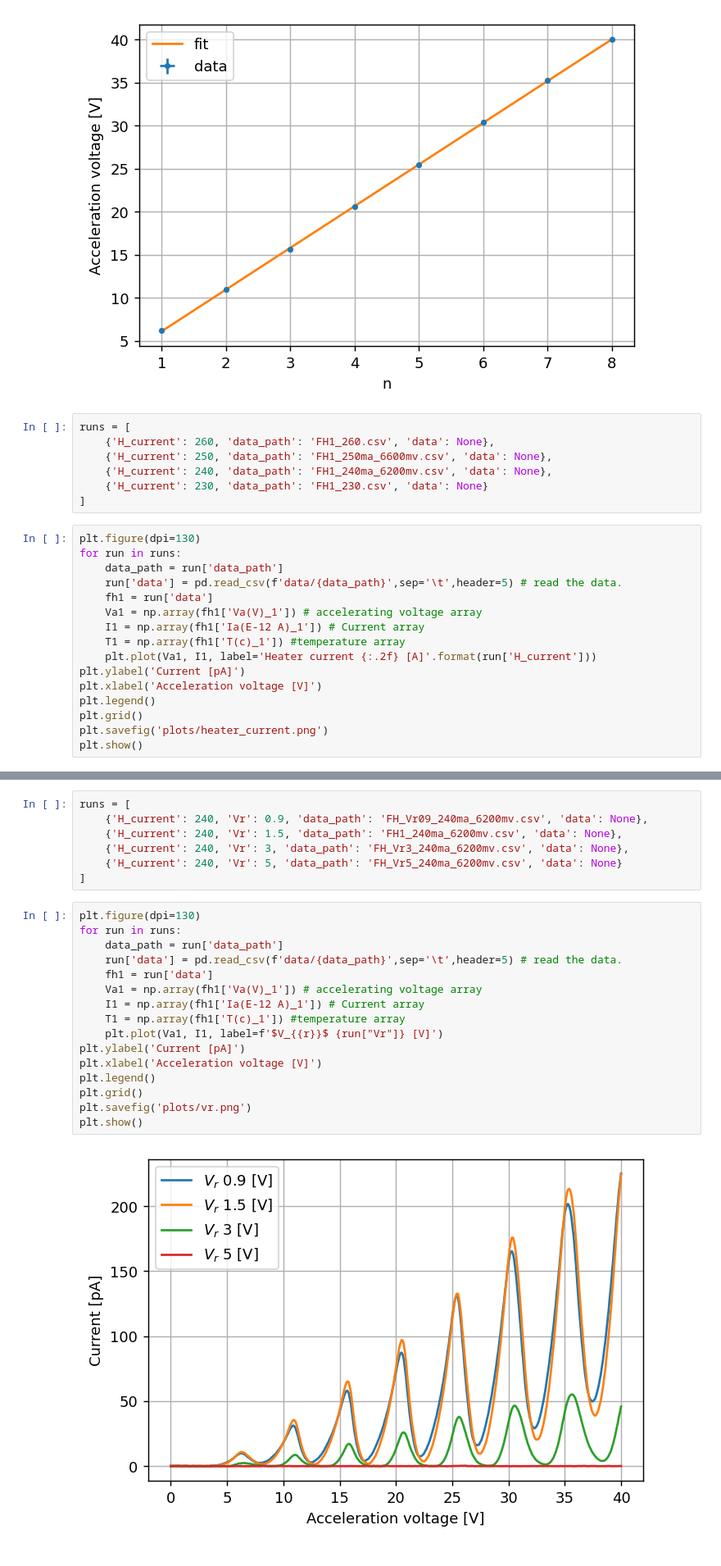
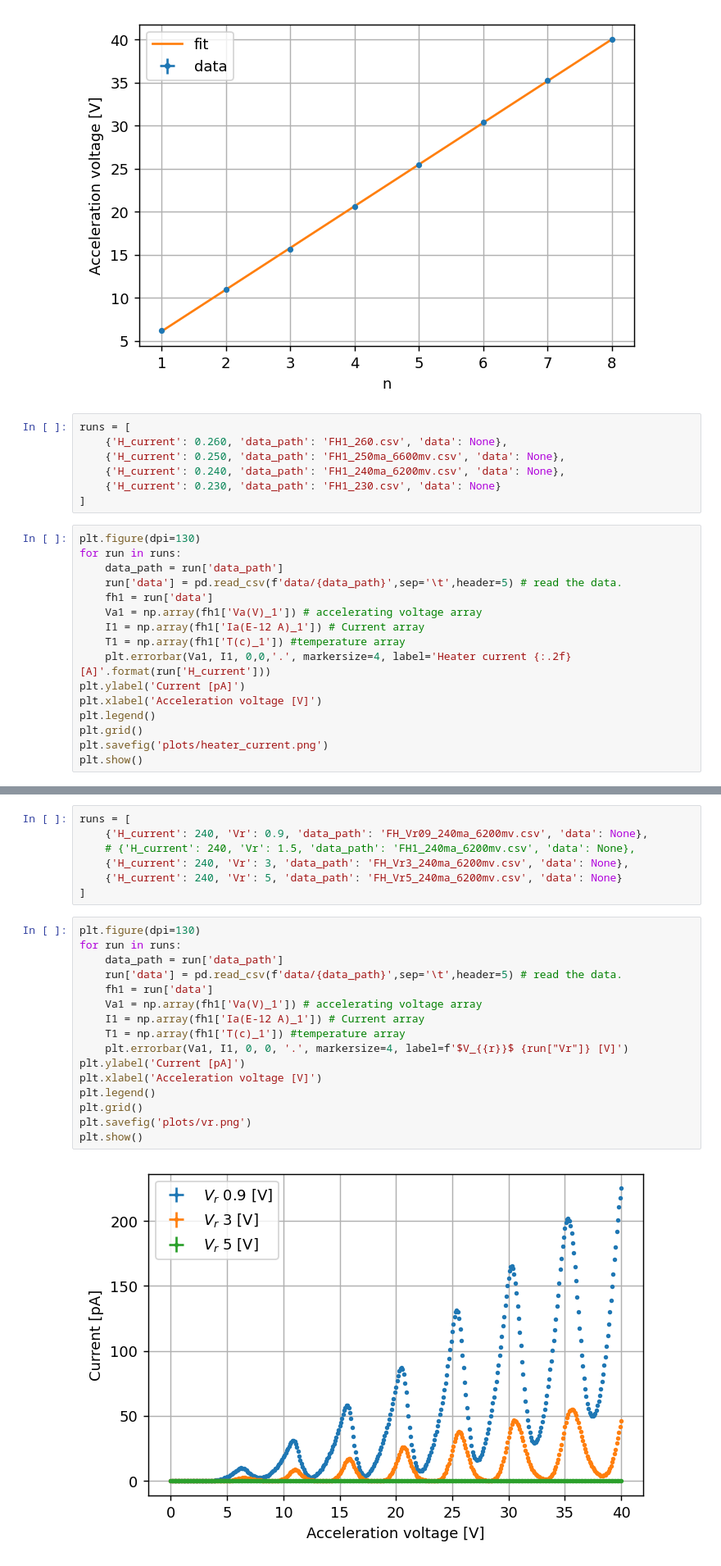
Before and after one commit to FlipperCoin/lab-4, a Jupyter notebook: franck_hertz/franck_hertz.ipynb, the cells around one changed output, grey strips where cells are left out. Shown: that part at 82% size. Saved outputs shown, nothing was run; the diff lists cells and outputs as text.

Commit message:
franck hertz data analysis done

```diff
--- a/franck_hertz/franck_hertz.ipynb
+++ b/franck_hertz/franck_hertz.ipynb
@@ -98,10 +105,10 @@ plt.grid()
 [figure]
 # %%
 runs = [
-    {'H_current': 260, 'data_path': 'FH1_260.csv', 'data': None},
-    {'H_current': 250, 'data_path': 'FH1_250ma_6600mv.csv', 'data': None},
-    {'H_current': 240, 'data_path': 'FH1_240ma_6200mv.csv', 'data': None},
-    {'H_current': 230, 'data_path': 'FH1_230.csv', 'data': None}
+    {'H_current': 0.260, 'data_path': 'FH1_260.csv', 'data': None},
+    {'H_current': 0.250, 'data_path': 'FH1_250ma_6600mv.csv', 'data': None},
+    {'H_current': 0.240, 'data_path': 'FH1_240ma_6200mv.csv', 'data': None},
+    {'H_current': 0.230, 'data_path': 'FH1_230.csv', 'data': None}
 ]
 # %%
 plt.figure(dpi=130)
@@ -112,7 +119,7 @@ for run in runs:
     Va1 = np.array(fh1['Va(V)_1']) # accelerating voltage array
     I1 = np.array(fh1['Ia(E-12 A)_1']) # Current array
     T1 = np.array(fh1['T(c)_1']) #temperature array
-    plt.plot(Va1, I1, label='Heater current {:.2f} [A]'.format(run['H_current']))
+    plt.errorbar(Va1, I1, 0,0,'.', markersize=4, label='Heater current {:.2f} [A]'.format(run['H_current']))
 plt.ylabel('Current [pA]')
 plt.xlabel('Acceleration voltage [V]')
 plt.legend()
@@ -124,28 +131,28 @@ plt.show()
 # %%
 runs = [
     {'H_current': 240, 'Vr': 0.9, 'data_path': 'FH_Vr09_240ma_6200mv.csv', 'data': None},
-    {'H_current': 240, 'Vr': 1.5, 'data_path': 'FH1_240ma_6200mv.csv', 'data': None},
+    # {'H_current': 240, 'Vr': 1.5, 'data_path': 'FH1_240ma_6200mv.csv', 'data': None},
     {'H_current': 240, 'Vr': 3, 'data_path': 'FH_Vr3_240ma_6200mv.csv', 'data': None},
     {'H_current': 240, 'Vr': 5, 'data_path': 'FH_Vr5_240ma_6200mv.csv', 'data': None}
 ]
 # %%
 plt.figure(dpi=130)
 for run in runs:
     data_path = run['data_path']
     run['data'] = pd.read_csv(f'data/{data_path}',sep='\t',header=5) # read the data.
     fh1 = run['data']
     Va1 = np.array(fh1['Va(V)_1']) # accelerating voltage array
     I1 = np.array(fh1['Ia(E-12 A)_1']) # Current array
     T1 = np.array(fh1['T(c)_1']) #temperature array
-    plt.plot(Va1, I1, label=f'$V_{{r}}$ {run["Vr"]} [V]')
+    plt.errorbar(Va1, I1, 0, 0, '.', markersize=4, label=f'$V_{{r}}$ {run["Vr"]} [V]')
 plt.ylabel('Current [pA]')
 plt.xlabel('Acceleration voltage [V]')
 plt.legend()
 plt.grid()
 plt.savefig('plots/vr.png')
 plt.show()
 # %% [output]
-[figure, old version]
+[figure, new version]
 # %%
 plt.figure(dpi=130)
 fh1 = pd.read_csv(f'data/FH1_240ma_6200mv.csv',sep='\t',header=5) # read the data.
```
Also changed, not shown: parts of 27 cells of this notebook.
